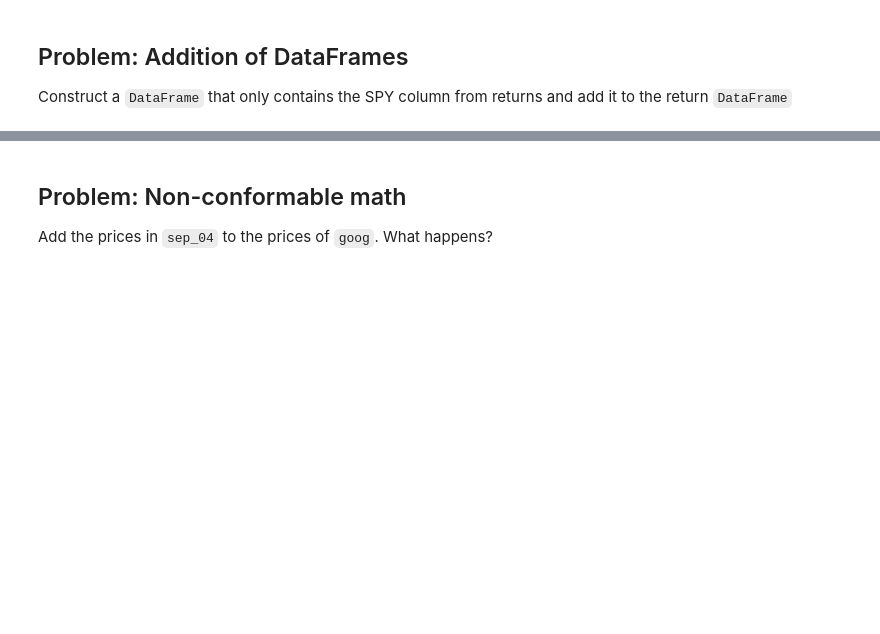
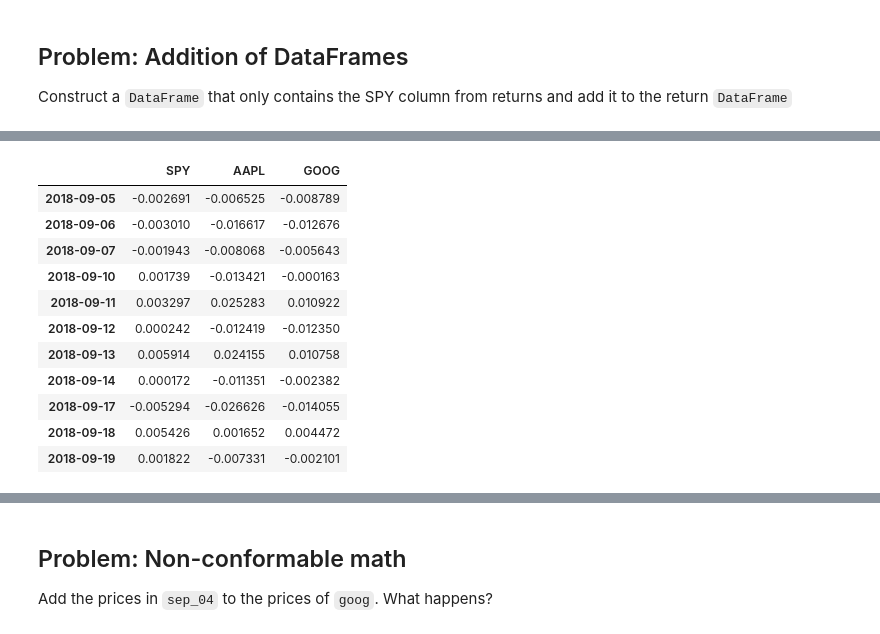
Before and after one commit to GeorgeHockey/python-introduction, a Jupyter notebook: course/introduction/lesson-8.ipynb, the cells around one changed output, grey strips where cells are left out. Cells and saved outputs as stored; diff of their text form; code cells hidden in the pictures; blank space fills up the shorter version.

```diff
--- a/course/introduction/lesson-8.ipynb
+++ b/course/introduction/lesson-8.ipynb
@@ -204,0 +245,15 @@ and add it to the return `DataFrame`
+# %%
+returns
+# %% [output]
+|  | SPY | AAPL | GOOG |
+| 2018-09-05 | -0.002691 | -0.006525 | -0.008789 |
+| 2018-09-06 | -0.003010 | -0.016617 | -0.012676 |
+| 2018-09-07 | -0.001943 | -0.008068 | -0.005643 |
+| 2018-09-10 | 0.001739 | -0.013421 | -0.000163 |
+| 2018-09-11 | 0.003297 | 0.025283 | 0.010922 |
+| 2018-09-12 | 0.000242 | -0.012419 | -0.012350 |
+| 2018-09-13 | 0.005914 | 0.024155 | 0.010758 |
+| 2018-09-14 | 0.000172 | -0.011351 | -0.002382 |
+| 2018-09-17 | -0.005294 | -0.026626 | -0.014055 |
+| 2018-09-18 | 0.005426 | 0.001652 | 0.004472 |
+| 2018-09-19 | 0.001822 | -0.007331 | -0.002101 |
```
Also changed, not shown: parts of 5 cells of this notebook, 1 other file.
